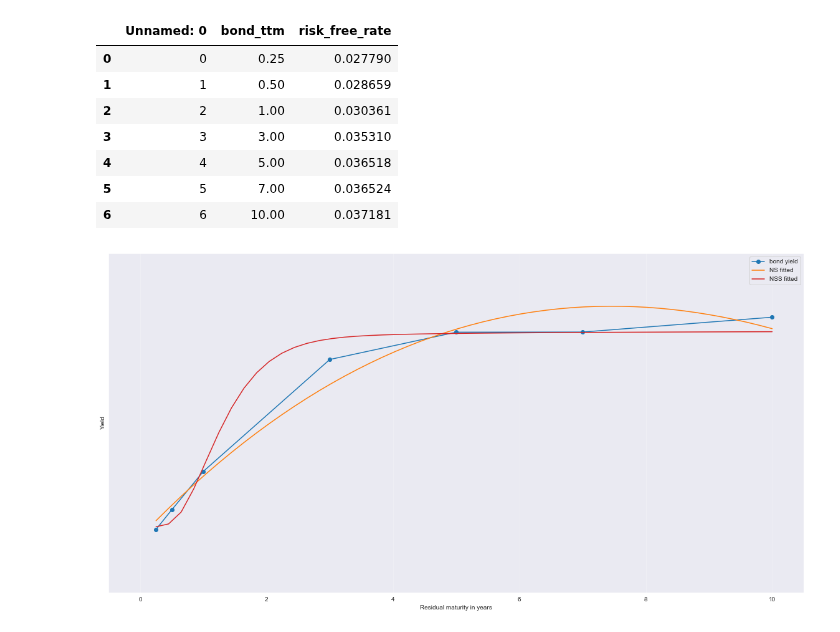
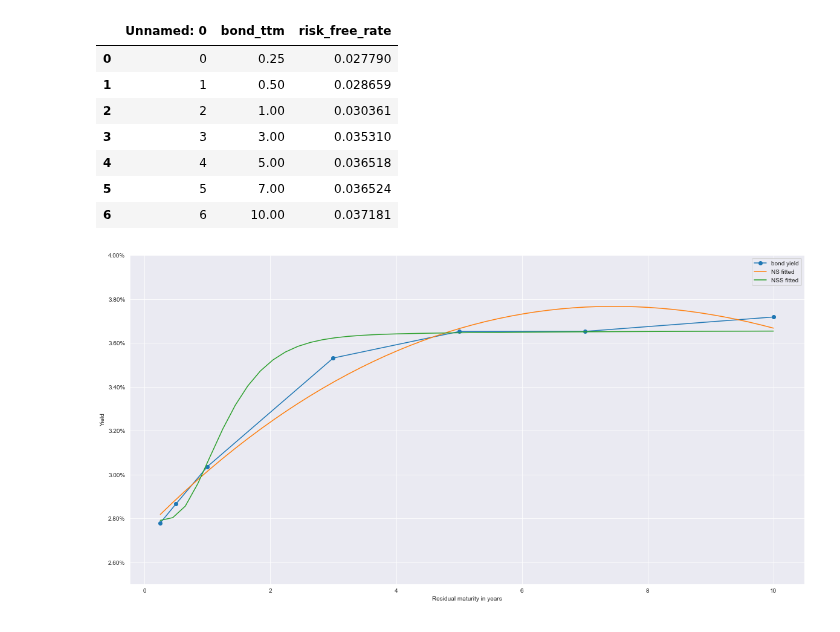
Before and after one commit to yulu0131/NelsonSiegel, a Jupyter notebook: ns_analysis.ipynb, the cells around one changed output. Drawn from its saved outputs; the diff is of its cells as text; code cells hidden in the pictures.

```diff
--- a/ns_analysis.ipynb
+++ b/ns_analysis.ipynb
@@ -16,34 +16,31 @@ yield_curve_df
 # %%
 # compare data
 import seaborn as sns
 from NS_yield_curve import ns, ns_curve_fit
 from NSS_yield_curve import nss, nss_curve_fit
 # input bond tenor together with risk free rate
 t = yield_curve_df.bond_ttm
 rates = yield_curve_df.risk_free_rate
 # nelson siegel model
 import numpy as np
 tenors = np.linspace(0.25, 10)
 params = ns_curve_fit(t, rates)
 fitted_data = ns(params, tenors)
 # nss model
 nss_params = nss_curve_fit(t, rates)
 nss_fitted_data = nss(nss_params, tenors)
 # plot comparison
 fig, ax = plt.subplots(figsize=(20,10))
-ax.plot('bond_ttm', 'risk_free_rate', data=yield_curve_df, marker='o',label='bond yield')
-ax.plot(tenors, fitted_data, label = 'NS fitted')
-ax.plot('bond_ttm')
-ax.plot(tenors, nss_fitted_data, label = 'NSS fitted')
+plt.plot('bond_ttm', 'risk_free_rate', data=yield_curve_df, marker='o',label='bond yield')
+plt.plot(tenors, fitted_data, label = 'NS fitted')
+plt.plot(tenors, nss_fitted_data, label = 'NSS fitted')
 ax.legend()
-ax.set_xlabel('Residual maturity in years')
-ax.grid(alpha=0.3)
-ax.set_ylabel('Yield')
+plt.xlabel('Residual maturity in years')
+plt.ylabel('Yield')
 # set y axis
 import matplotlib.ticker as mtick
+plt.gca().yaxis.set_major_formatter(mtick.PercentFormatter(xmax=1.0))
 plt.ylim(0.025, 0.04)
-plt.gca().yaxis.set_major_formatter(mtick.PercentFormatter(xmax=1.0))
-
 plt.show()
 # %% [output]
-[figure, old version]
+[figure, new version]
```
Also changed, not shown: parts of 6 cells of this notebook, 3 other files.
